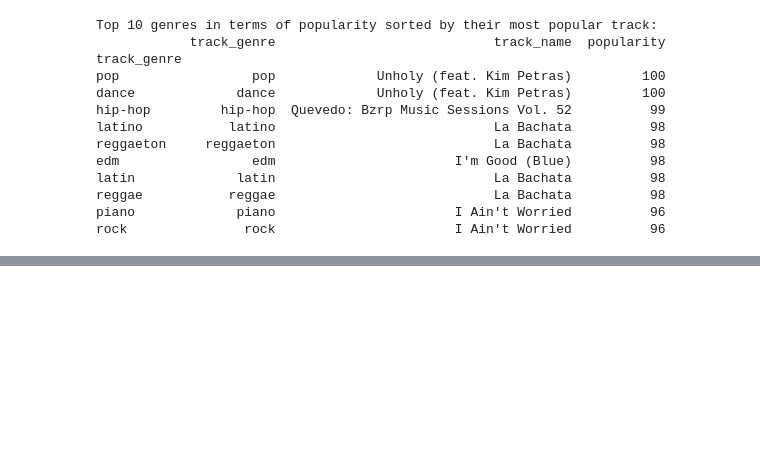
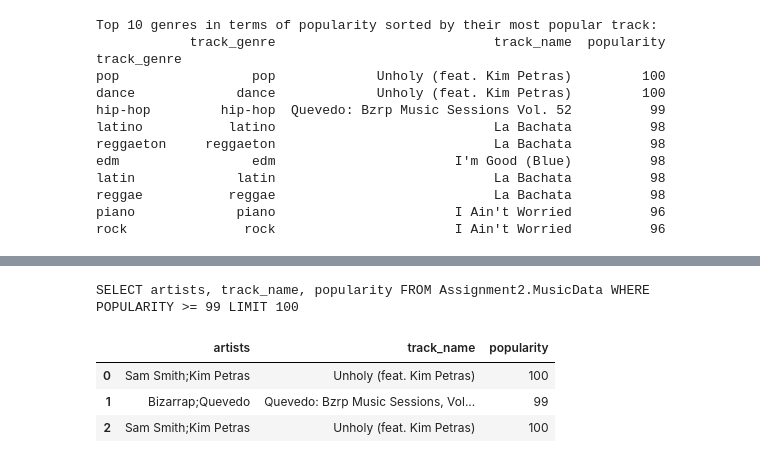
Before and after one commit to pkhanna2/MLOpsFinalProject, a Jupyter notebook: PrachiKhanna_Assignemnt2.1.ipynb, the cells around one changed output, grey strips where cells are left out. Saved outputs shown, nothing was run; the diff lists cells and outputs as text; code cells hidden in the pictures; blank space fills up the shorter version.

```diff
--- a/PrachiKhanna_Assignemnt2.1.ipynb
+++ b/PrachiKhanna_Assignemnt2.1.ipynb
@@ -246,0 +345,13 @@ rock               rock                       I Ain't Worried          96
+# %%
+statement = """SELECT artists, track_name, popularity FROM {}.{} WHERE POPULARITY >= 99 LIMIT 100""".format(
+    database_name, table_name
+)
+print(statement)
+df = pd.read_sql(statement, conn)
+df.head(5)
+# %% [output]
+SELECT artists, track_name, popularity FROM Assignment2.MusicData WHERE POPULARITY >= 99 LIMIT 100
+|  | artists | track_name | popularity |
+| 0 | Sam Smith;Kim Petras | Unholy (feat. Kim Petras) | 100 |
+| 1 | Bizarrap;Quevedo | Quevedo: Bzrp Music Sessions, Vol... | 99 |
+| 2 | Sam Smith;Kim Petras | Unholy (feat. Kim Petras) | 100 |
```
Also changed, not shown: parts of 17 cells of this notebook.
